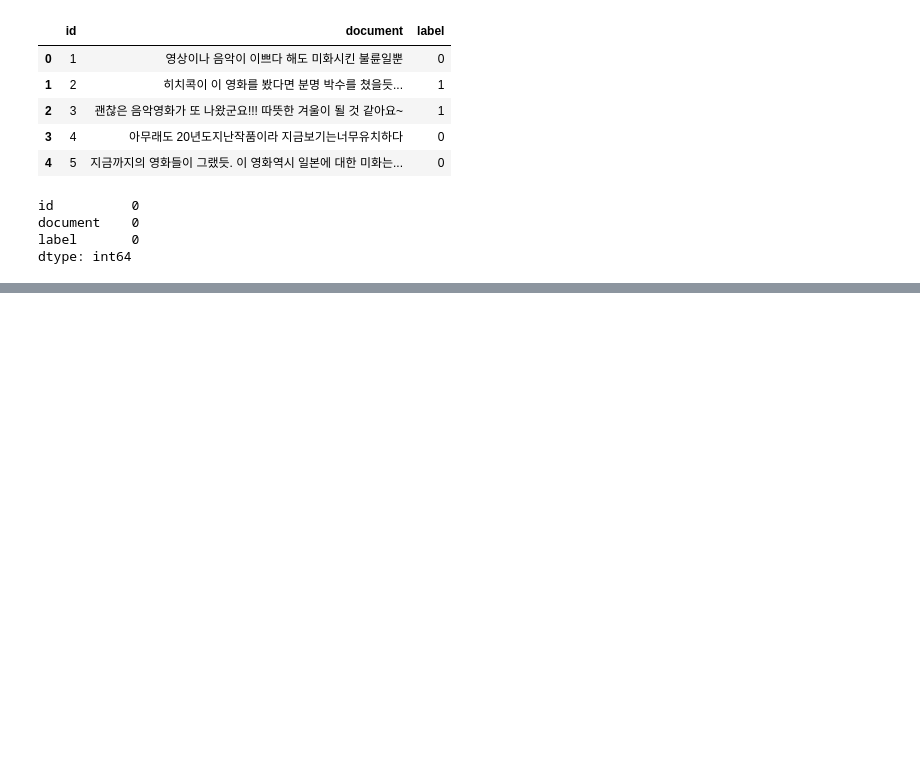
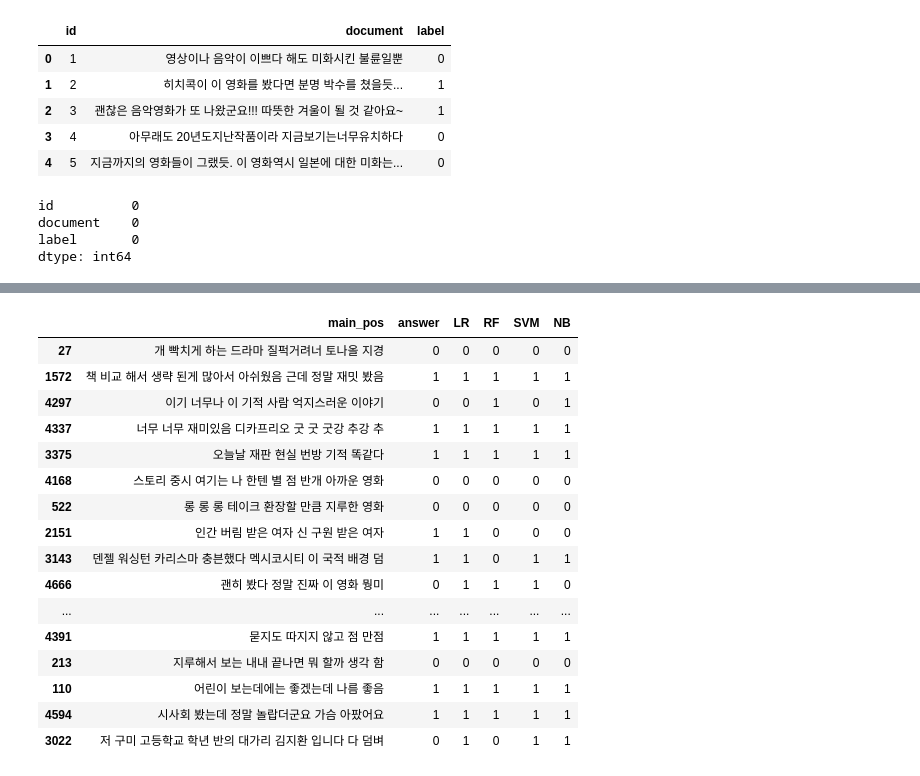
Before and after one commit to leejonghyeong/MovieSentimentalAnalysis, a Jupyter notebook: Sentimental_Analysis.ipynb, the cells around one changed output, grey strips where cells are left out. Cells and saved outputs as stored; diff of their text form; code cells hidden in the pictures; blank space fills up the shorter version.

```diff
--- a/Sentimental_Analysis.ipynb
+++ b/Sentimental_Analysis.ipynb
@@ -259,0 +287,20 @@ data.sample(n=5)
+# %%
+df.sample(20)
+# %% [output]
+|  | main_pos | answer | LR | RF | SVM | NB |
+| 27 | 개 빡치게 하는 드라마 질퍽거려너 토나올 지경 | 0 | 0 | 0 | 0 | 0 |
+| 1572 | 책 비교 해서 생략 된게 많아서 아쉬웠음 근데 정말 재밋 봤음 | 1 | 1 | 1 | 1 | 1 |
+| 4297 | 이기 너무나 이 기적 사람 억지스러운 이야기 | 0 | 0 | 1 | 0 | 1 |
+| 4337 | 너무 너무 재미있음 디카프리오 굿 굿 굿강 추강 추 | 1 | 1 | 1 | 1 | 1 |
+| 3375 | 오늘날 재판 현실 번방 기적 똑같다 | 1 | 1 | 1 | 1 | 1 |
+| 4168 | 스토리 중시 여기는 나 한텐 별 점 반개 아까운 영화 | 0 | 0 | 0 | 0 | 0 |
+| 522 | 롱 롱 롱 테이크 환장할 만큼 지루한 영화 | 0 | 0 | 0 | 0 | 0 |
+| 2151 | 인간 버림 받은 여자 신 구원 받은 여자 | 1 | 1 | 0 | 0 | 0 |
+| 3143 | 덴젤 워싱턴 카리스마 충븐했다 멕시코시티 이 국적 배경 덤 | 1 | 1 | 0 | 1 | 1 |
+| 4666 | 괜히 봤다 정말 진짜 이 영화 뭥미 | 0 | 1 | 1 | 1 | 0 |
+| ... | ... | ... | ... | ... | ... | ... |
+| 4391 | 묻지도 따지지 않고 점 만점 | 1 | 1 | 1 | 1 | 1 |
+| 213 | 지루해서 보는 내내 끝나면 뭐 할까 생각 함 | 0 | 0 | 0 | 0 | 0 |
+| 110 | 어린이 보는데에는 좋겠는데 나름 좋음 | 1 | 1 | 1 | 1 | 1 |
+| 4594 | 시사회 봤는데 정말 놀랍더군요 가슴 아팠어요 | 1 | 1 | 1 | 1 | 1 |
+| 3022 | 저 구미 고등학교 학년 반의 대가리 김지환 입니다 다 덤벼 | 0 | 1 | 0 | 1 | 1 |
```
Also changed, not shown: parts of 43 cells of this notebook.
